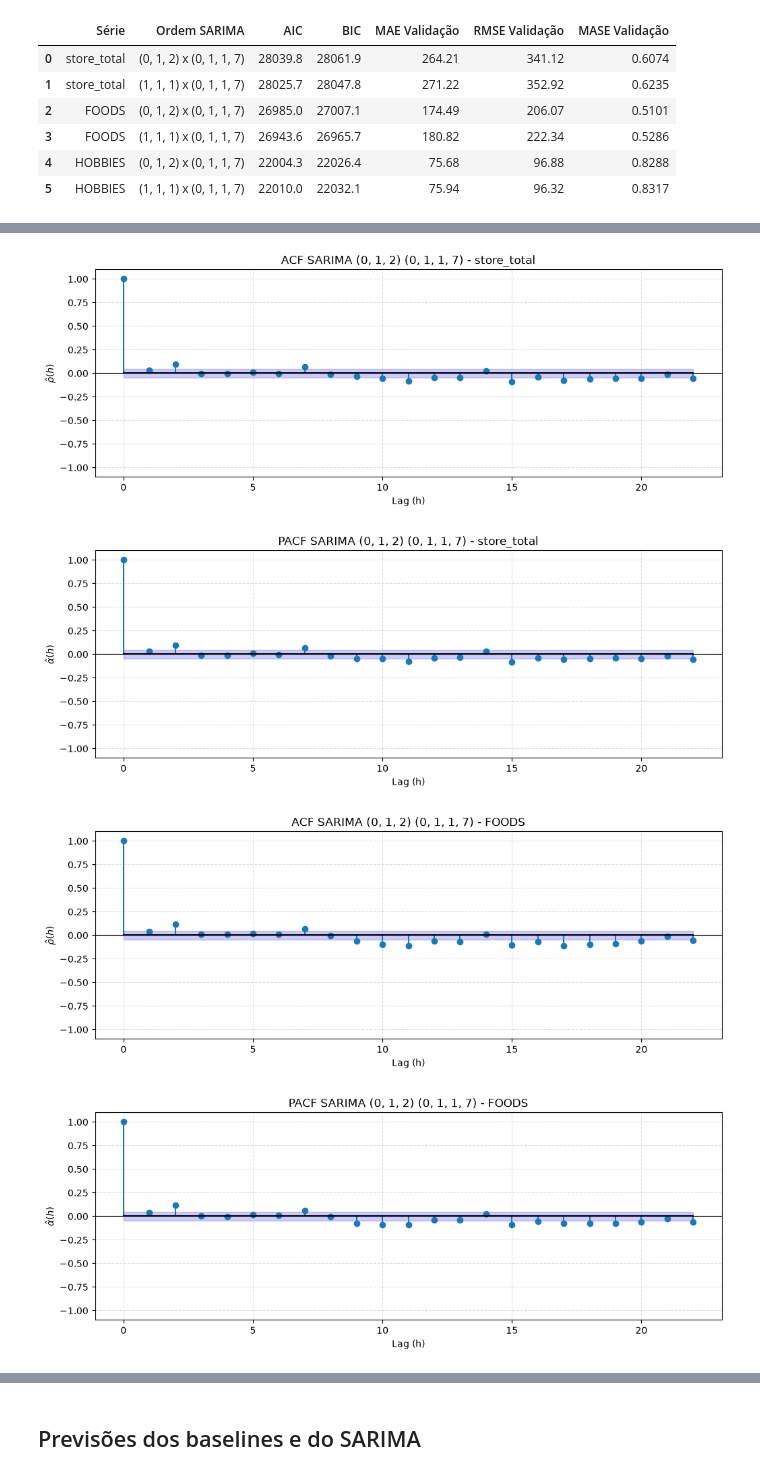
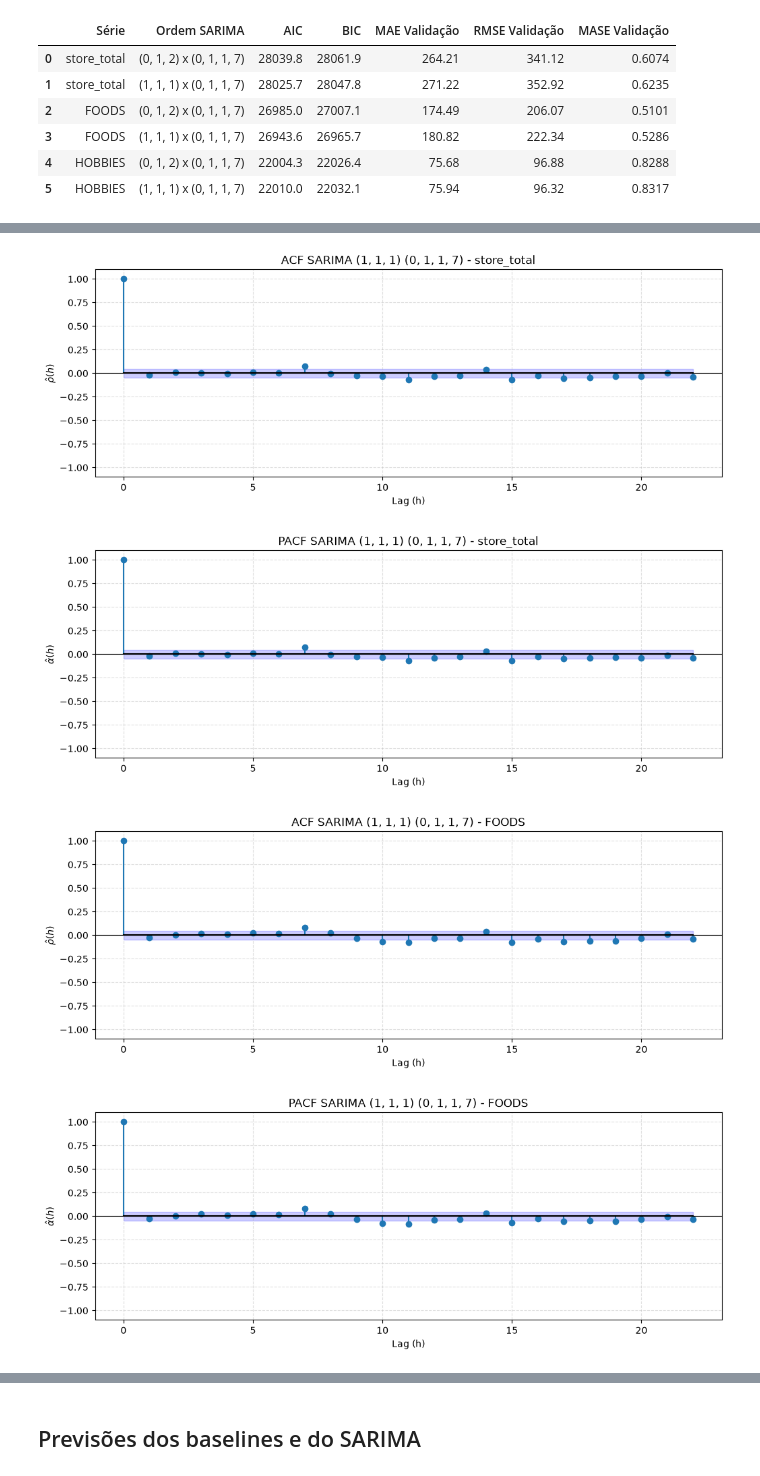
Before and after one commit to mistercapote/time-series-a2-2026, a Jupyter notebook: main.ipynb, the cells around one changed output, grey strips where cells are left out. Cells and saved outputs as stored; diff of their text form; code cells hidden in the pictures.

```diff
--- a/main.ipynb
+++ b/main.ipynb
@@ -224,32 +222,32 @@ Essas comparações se referem aos modelos candidatos avaliados e à janela de v
 Vamos avaliar agora a ACF e PACF desses novos modelos:
 # %%
 SARIMA_DICT = {
-    "store_total": ((0, 1, 2), (0, 1, 1, 7)),
-    "FOODS": ((0, 1, 2), (0, 1, 1, 7)),
-    "HOBBIES": ((1, 1, 1), (0, 1, 1, 7)),
+    "store_total": ((1, 1, 1), (0, 1, 1, 7)),
+    "FOODS": ((1, 1, 1), (0, 1, 1, 7)),
+    "HOBBIES": ((0, 1, 2), (0, 1, 1, 7)),
 }
 
 for label in labels:
     resid = models.sarima(train_data[label], SARIMA_DICT[label][0], SARIMA_DICT[label][1], resid=True)
 
     viz.grafico_ACF(
         resid,
         train_data["date"],
         titulo=f"ACF SARIMA {SARIMA_DICT[label][0]} {SARIMA_DICT[label][1]} - {label}",
         nlags=22,
     )
 
     viz.grafico_PACF(
         resid,
         train_data["date"],
         titulo=f"PACF SARIMA {SARIMA_DICT[label][0]} {SARIMA_DICT[label][1]} - {label}",
         nlags=22,
     )
 # %% [output]
-[figure, old version]
+[figure, new version]
-[figure, old version]
+[figure, new version]
-[figure, old version]
+[figure, new version]
-[figure, old version]
+[figure, new version]
 [figure]
 [figure]
 # %% [markdown]
```
Also changed, not shown: parts of 9 cells of this notebook, 6 other files.
